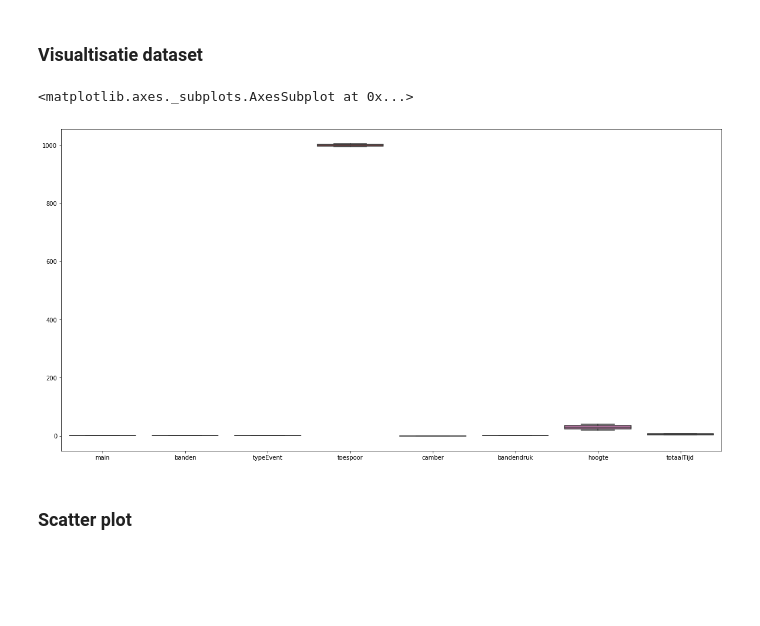
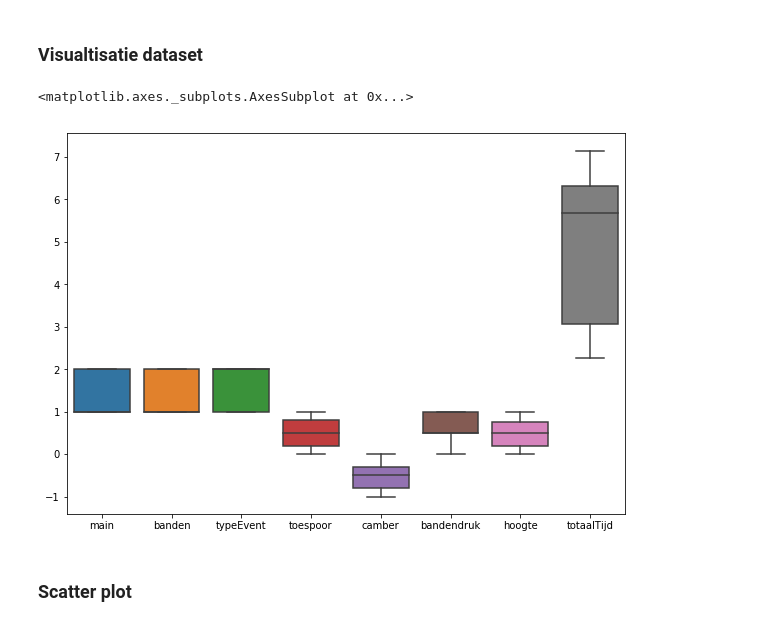
Before and after one commit to DaveBueds/thesis, a Jupyter notebook: scripts/RegTree.ipynb, the cells around one changed output. Saved outputs shown, nothing was run; the diff lists cells and outputs as text; code cells hidden in the pictures; blank space fills up the shorter version.

```diff
--- a/scripts/RegTree.ipynb
+++ b/scripts/RegTree.ipynb
@@ -96,3 +90,4 @@ df = df.dropna()
 # %%
 df.toespoor_orig = df['toespoor'].copy()
 df.hoogte_orig = df['hoogte'].copy()
+df.bandendruk_orig = df['bandendruk'].copy()
@@ -104,7 +94,8 @@ Herschalen van toespoor en hoogte, zodat maxwaarden onder x komen. We gebruiken
 # %%
-C = 10
-#df['toespoor'] = (df['toespoor'] - df['toespoor'].min())/(df['toespoor'].max() - df['toespoor'].min())*C
-#df['hoogte'] = (df['hoogte'] - df['hoogte'].min())/(df['hoogte'].max() - df['hoogte'].min())*C
+df['toespoor'] = (df['toespoor'] - df['toespoor'].min())/(df['toespoor'].max() - df['toespoor'].min())
+df['hoogte'] = (df['hoogte'] - df['hoogte'].min())/(df['hoogte'].max() - df['hoogte'].min())
+df['bandendruk'] = (df['bandendruk'] - df['bandendruk'].min())/(df['bandendruk'].max() - df['bandendruk'].min())
+
 df.head()
 # %% [output]
 |  | main | banden | typeEvent | toespoor | camber | bandendruk | hoogte | totaalTijd |
@@ -143,11 +151,11 @@ df_car.describe()   #toon alle statistieken van data
 ### Visualtisatie dataset
 # %%
 #boxplot die spreiding van data weergeeft van alle feature kolommen
-fig, ax = plt.subplots(figsize=(20, 10))
+fig, ax = plt.subplots(figsize=(10, 7))
 sns.boxplot(data=df, ax=ax)
 # %% [output]
 <matplotlib.axes._subplots.AxesSubplot at 0x...>
-[figure, old version]
+[figure, new version]
 # %% [markdown]
 ### Scatter plot
 # %%
```
Also changed, not shown: parts of 18 cells of this notebook, 19 other files.
